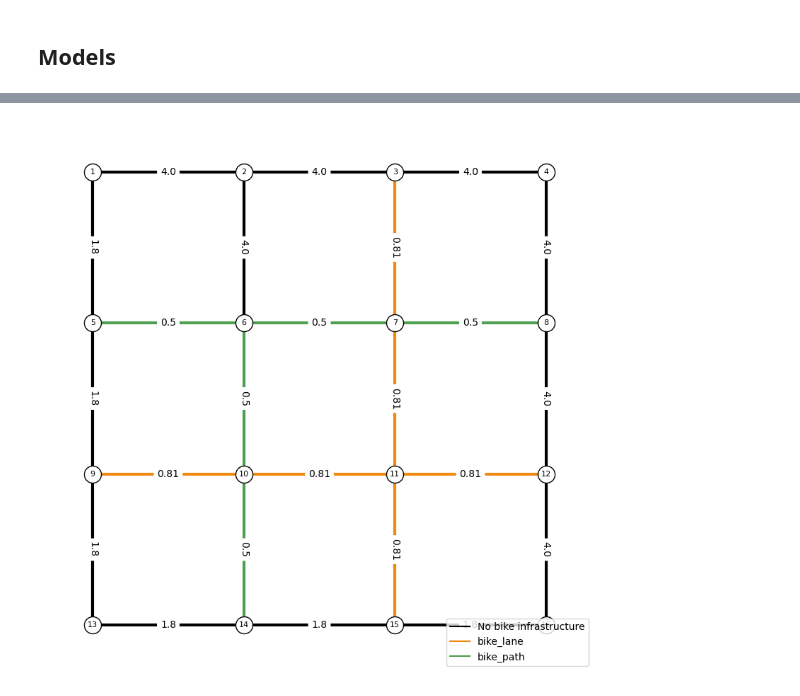
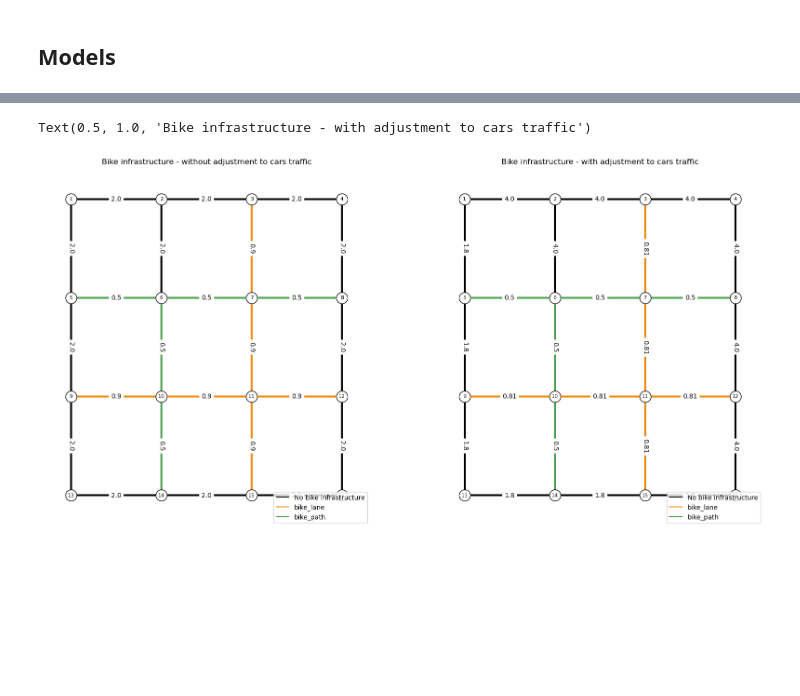
Before and after one commit to tim-lemm/code_these, a Jupyter notebook: notebooks/bike_model.ipynb, the cells around one changed output, grey strips where cells are left out. Cells and saved outputs as stored; diff of their text form; code cells hidden in the pictures; blank space fills up the shorter version.

```diff
--- a/notebooks/bike_model.ipynb
+++ b/notebooks/bike_model.ipynb
@@ -305,34 +405,39 @@ weight_no_traffic = 0.9
 weight_medium_traffic = 1.1
 weight_high_traffic = 2
 tresh_no_traffic = 10
 tresh_medium_traffic = 20
 
 def simple_bi_3(graph):
     for u,v,d in graph.edges(data=True):
         perceived_l = d['length']
         if d['type_bike'] == 'bike_path':
             perceived_l *= weight_bp
         elif d['type_bike'] == 'bike_lane':
             if d['flow_car'] < tresh_no_traffic:
                 perceived_l *= weight_bl*weight_no_traffic
             elif d['flow_car'] < tresh_medium_traffic:
                 perceived_l *= weight_bl*weight_medium_traffic
             else :
                 perceived_l *= weight_bl*weight_high_traffic
         else :
             if d['flow_car'] < tresh_no_traffic:
                 perceived_l *= weight_no*weight_no_traffic
             elif d['flow_car'] < tresh_medium_traffic:
                 perceived_l *= weight_no*weight_medium_traffic
             else :
                 perceived_l *= weight_no*weight_high_traffic
         d['length_bi'] = perceived_l
 
 G_bi_3 = G.copy()
 simple_bi_3(G_bi_3)
 reset_flows(G_bi_3)
-plot_graph(G_bi_3, label='length_bi')
+fig, axes = plt.subplots(1, 2, figsize=(20, 10))
+plot_graph(G, label='length_bi', ax=axes[0])
+plot_graph(G_bi_3, label='length_bi', ax=axes[1])
+axes[0].set_title("Bike infrastructure - without adjustment to cars traffic")
+axes[1].set_title("Bike infrastructure - with adjustment to cars traffic")
 # %% [output]
+Text(0.5, 1.0, 'Bike infrastructure - with adjustment to cars traffic')
-[figure, old version]
+[figure, new version]
 # %%
 G_sto_bike_3 = model_eaquilibrae_stochastic(G_bi_3, od_bike, time_field='travel_time_bike', cost_field='length_bi', algorithm='bfsle', max_routes=3)
```
Also changed, not shown: parts of 10 cells of this notebook, 3 other files.
